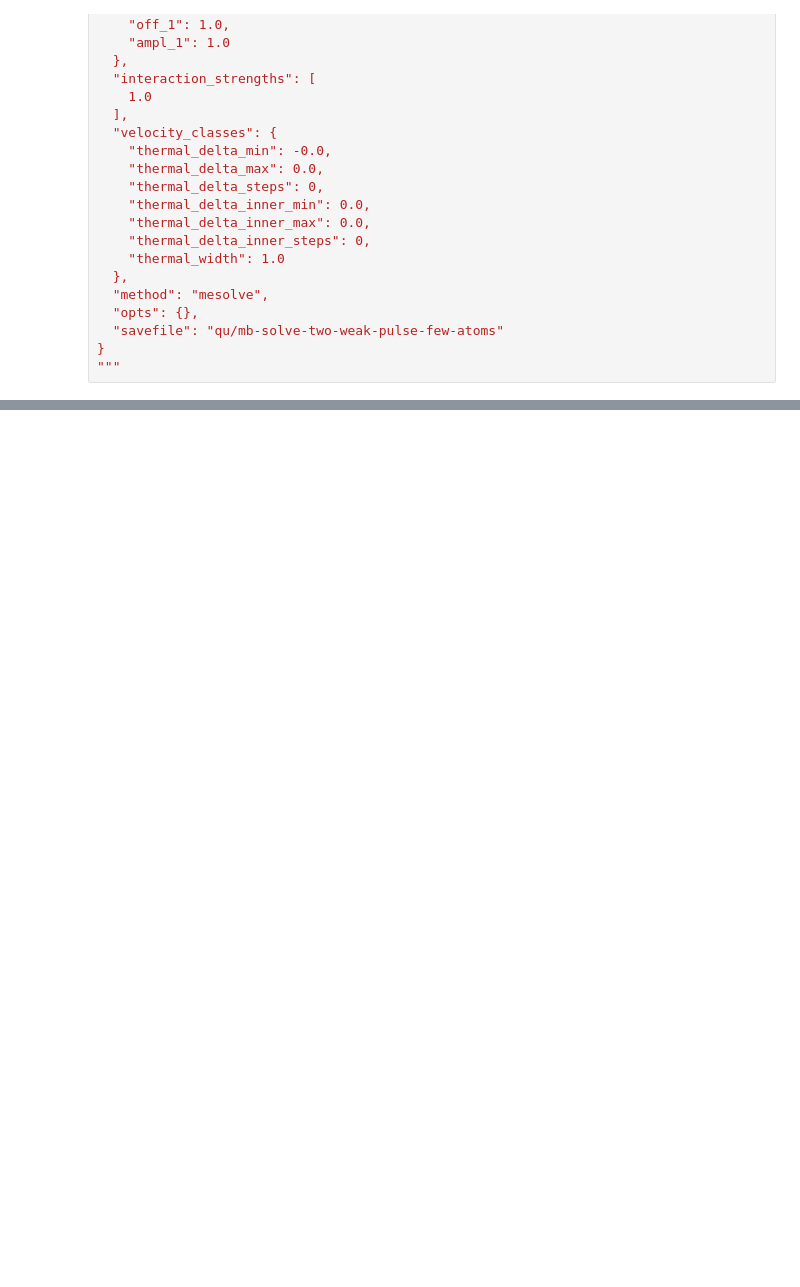
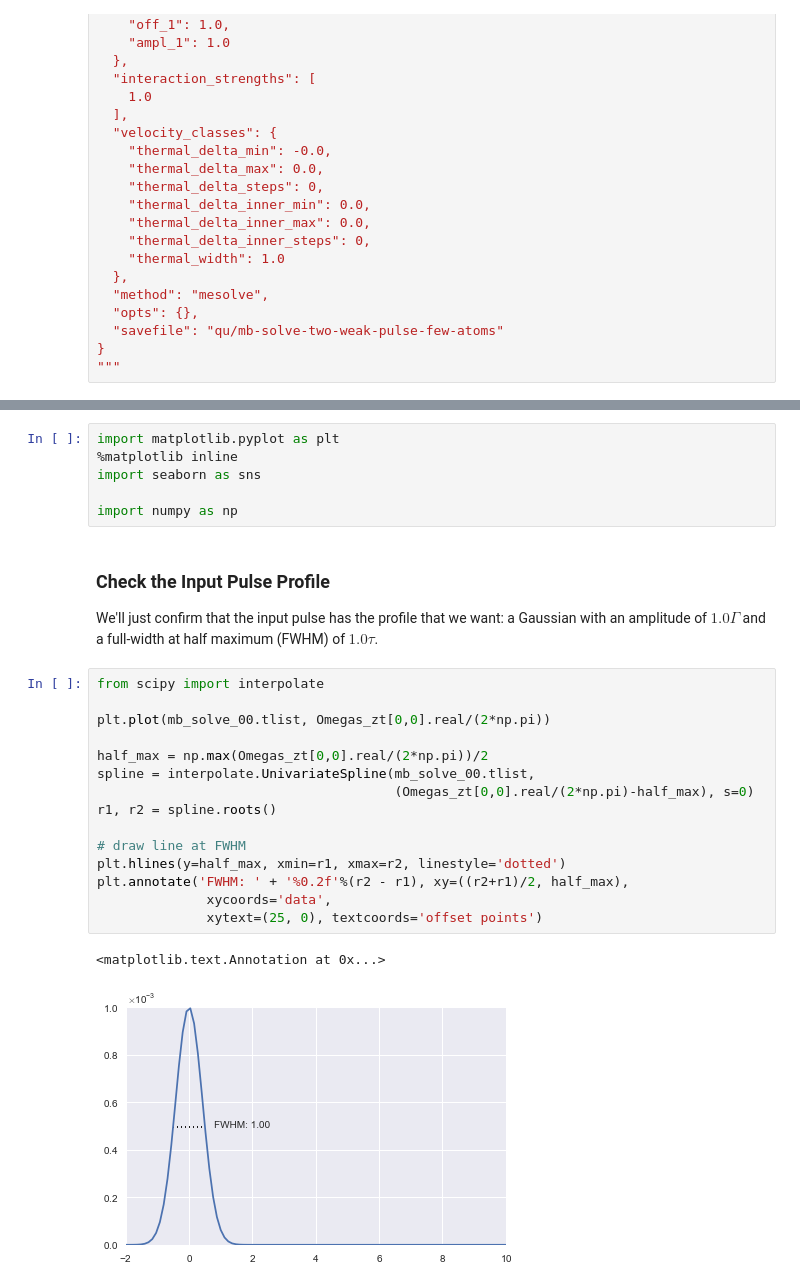
Before and after one commit to tpogden/notebooks-maxwellbloch, a Jupyter notebook: mb-solve-two-weak-pulse-few-atoms.ipynb, the cells around one changed output, grey strips where cells are left out. Cells and saved outputs as stored; diff of their text form; blank space fills up the shorter version.

```diff
--- a/mb-solve-two-weak-pulse-few-atoms.ipynb
+++ b/mb-solve-two-weak-pulse-few-atoms.ipynb
@@ -69,0 +77,28 @@ Wall time: 4.42 ms
+# %%
+import matplotlib.pyplot as plt
+%matplotlib inline
+import seaborn as sns
+
+import numpy as np
+# %% [markdown]
+### Check the Input Pulse Profile
+
+We'll just confirm that the input pulse has the profile that we want: a Gaussian with an amplitude of $1.0 \Gamma$ and a full-width at half maximum (FWHM) of $1.0 \tau$.
+# %%
+from scipy import interpolate
+
+plt.plot(mb_solve_00.tlist, Omegas_zt[0,0].real/(2*np.pi))
+
+half_max = np.max(Omegas_zt[0,0].real/(2*np.pi))/2
+spline = interpolate.UnivariateSpline(mb_solve_00.tlist,
+                                      (Omegas_zt[0,0].real/(2*np.pi)-half_max), s=0)
+r1, r2 = spline.roots()
+
+# draw line at FWHM
+plt.hlines(y=half_max, xmin=r1, xmax=r2, linestyle='dotted')
+plt.annotate('FWHM: ' + '%0.2f'%(r2 - r1), xy=((r2+r1)/2, half_max),
+              xycoords='data',
+              xytext=(25, 0), textcoords='offset points')
+# %% [output]
+<matplotlib.text.Annotation at 0x...>
+[figure, added]
```
Also changed, not shown: parts of 8 cells of this notebook, 7 other files.
